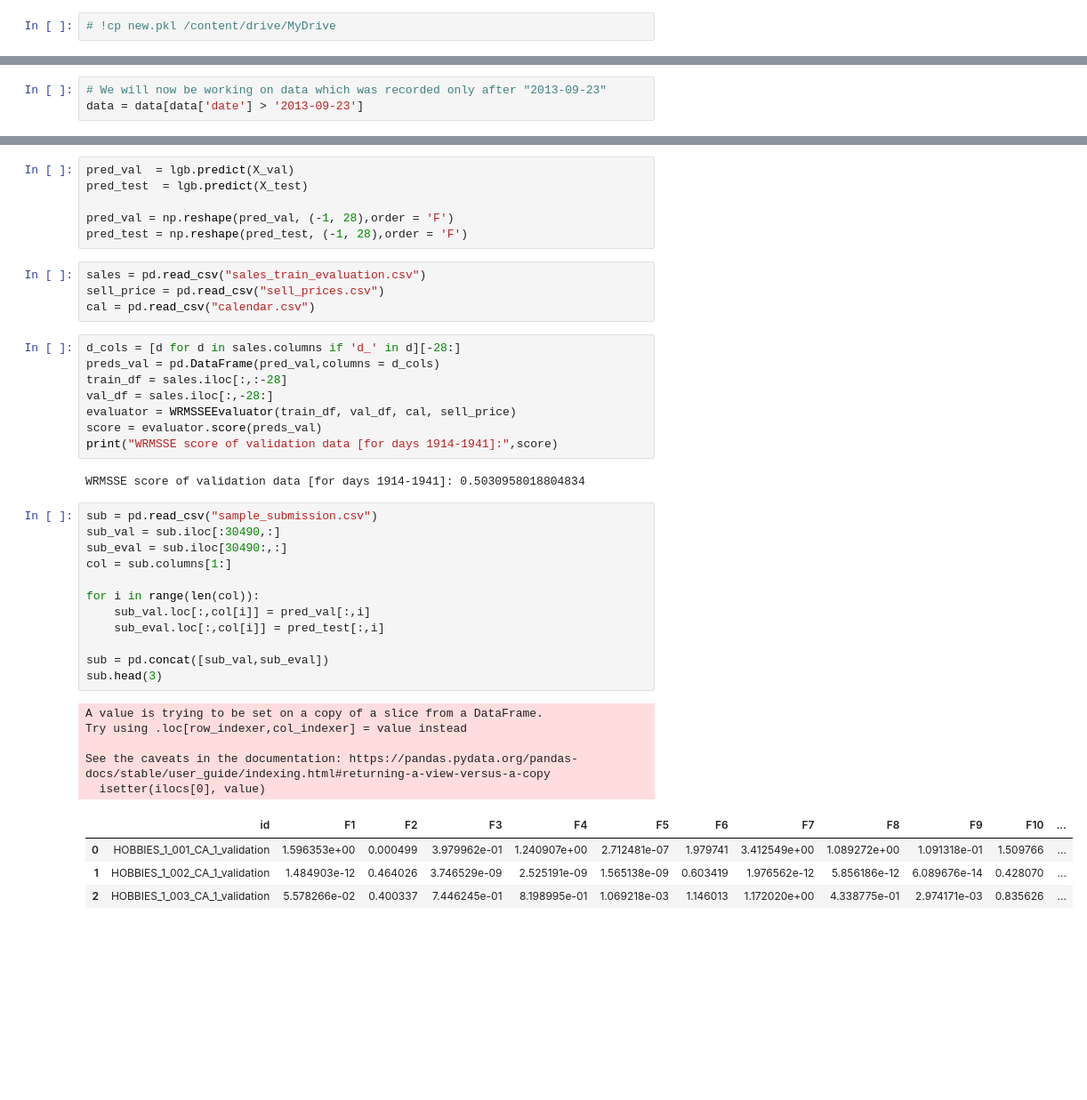
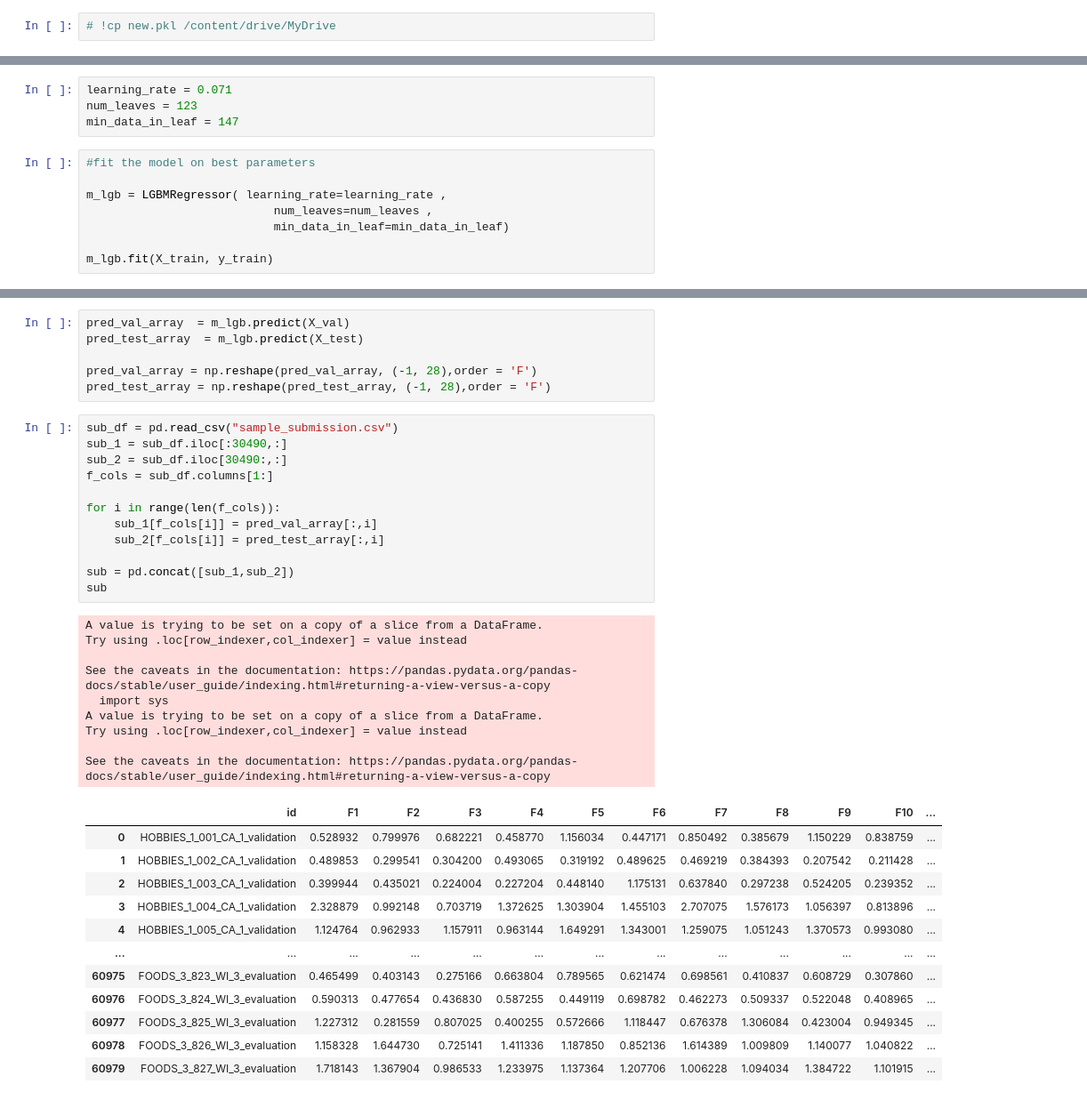
Before and after one commit to vence-andersen/M5-Forecasting-Accuracy, a Jupyter notebook: Feature_Engineering.ipynb, the cells around one changed output, grey strips where cells are left out. Shown at 89% size. Cells and saved outputs as stored; diff of their text form; blank space fills up the shorter version.

Commit message:
Wrote the code from ground, this works good on the range of 0.63x-0.65x Private

```diff
--- a/Feature_Engineering.ipynb
+++ b/Feature_Engineering.ipynb
@@ -227,6 +175,3 @@ Name: date, dtype: datetime64[ns]
-# %%
-# We will now be working on data which was recorded only after "2013-09-23"
-data = data[data['date'] > '2013-09-23']
 # %%
 # Now we are splitting our data into, Train, Test, Cross Validate.
 # Being a time series model, we are splitting the data based on time.
@@ -308,0 +207,12 @@ plt.show()
+# %%
+learning_rate = 0.071
+num_leaves = 123
+min_data_in_leaf = 147
+# %%
+#fit the model on best parameters
+
+m_lgb = LGBMRegressor( learning_rate=learning_rate ,
+                           num_leaves=num_leaves ,
+                           min_data_in_leaf=min_data_in_leaf)
+
+m_lgb.fit(X_train, y_train)
@@ -309,42 +227,40 @@ plt.show()
 # %%
-pred_val  = lgb.predict(X_val)
-pred_test  = lgb.predict(X_test)
+pred_val_array  = m_lgb.predict(X_val)
+pred_test_array  = m_lgb.predict(X_test)
 
-pred_val = np.reshape(pred_val, (-1, 28),order = 'F')
-pred_test = np.reshape(pred_test, (-1, 28),order = 'F')
+pred_val_array = np.reshape(pred_val_array, (-1, 28),order = 'F')
+pred_test_array = np.reshape(pred_test_array, (-1, 28),order = 'F')
-# %%
-sales = pd.read_csv("sales_train_evaluation.csv")
-sell_price = pd.read_csv("sell_prices.csv")
-cal = pd.read_csv("calendar.csv")
-# %%
-d_cols = [d for d in sales.columns if 'd_' in d][-28:]
-preds_val = pd.DataFrame(pred_val,columns = d_cols)
-train_df = sales.iloc[:,:-28]
-val_df = sales.iloc[:,-28:]
-evaluator = WRMSSEEvaluator(train_df, val_df, cal, sell_price)
-score = evaluator.score(preds_val)
-print("WRMSSE score of validation data [for days 1914-1941]:",score)
-# %% [output]
-WRMSSE score of validation data [for days 1914-1941]: 0.5030958018804834
 # %%
-sub = pd.read_csv("sample_submission.csv")
-sub_val = sub.iloc[:30490,:]
-sub_eval = sub.iloc[30490:,:]
-col = sub.columns[1:]
+sub_df = pd.read_csv("sample_submission.csv")
+sub_1 = sub_df.iloc[:30490,:]
+sub_2 = sub_df.iloc[30490:,:]
+f_cols = sub_df.columns[1:]
 
-for i in range(len(col)):
-    sub_val.loc[:,col[i]] = pred_val[:,i]
-    sub_eval.loc[:,col[i]] = pred_test[:,i]
+for i in range(len(f_cols)):
+    sub_1[f_cols[i]] = pred_val_array[:,i]
+    sub_2[f_cols[i]] = pred_test_array[:,i]
 
-sub = pd.concat([sub_val,sub_eval])
-sub.head(3)
+sub = pd.concat([sub_1,sub_2])
+sub
 # %% [output]
 A value is trying to be set on a copy of a slice from a DataFrame.
 Try using .loc[row_indexer,col_indexer] = value instead
 
 See the caveats in the documentation: https://pandas.pydata.org/pandas-docs/stable/user_guide/indexing.html#returning-a-view-versus-a-copy
-  isetter(ilocs[0], value)
+  import sys
+A value is trying to be set on a copy of a slice from a DataFrame.
+Try using .loc[row_indexer,col_indexer] = value instead
+
+See the caveats in the documentation: https://pandas.pydata.org/pandas-docs/stable/user_guide/indexing.html#returning-a-view-versus-a-copy
 |  | id | F1 | F2 | F3 | F4 | F5 | F6 | F7 | F8 | F9 | F10 | ... |
-| 0 | HOBBIES_1_001_CA_1_validation | 1.596353e+00 | 0.000499 | 3.979962e-01 | 1.240907e+00 | 2.712481e-07 | 1.979741 | 3.412549e+00 | 1.089272e+00 | 1.091318e-01 | 1.509766 | ... |
-| 1 | HOBBIES_1_002_CA_1_validation | 1.484903e-12 | 0.464026 | 3.746529e-09 | 2.525191e-09 | 1.565138e-09 | 0.603419 | 1.976562e-12 | 5.856186e-12 | 6.089676e-14 | 0.428070 | ... |
-| 2 | HOBBIES_1_003_CA_1_validation | 5.578266e-02 | 0.400337 | 7.446245e-01 | 8.198995e-01 | 1.069218e-03 | 1.146013 | 1.172020e+00 | 4.338775e-01 | 2.974171e-03 | 0.835626 | ... |
+| 0 | HOBBIES_1_001_CA_1_validation | 0.528932 | 0.799976 | 0.682221 | 0.458770 | 1.156034 | 0.447171 | 0.850492 | 0.385679 | 1.150229 | 0.838759 | ... |
+| 1 | HOBBIES_1_002_CA_1_validation | 0.489853 | 0.299541 | 0.304200 | 0.493065 | 0.319192 | 0.489625 | 0.469219 | 0.384393 | 0.207542 | 0.211428 | ... |
+| 2 | HOBBIES_1_003_CA_1_validation | 0.399944 | 0.435021 | 0.224004 | 0.227204 | 0.448140 | 1.175131 | 0.637840 | 0.297238 | 0.524205 | 0.239352 | ... |
+| 3 | HOBBIES_1_004_CA_1_validation | 2.328879 | 0.992148 | 0.703719 | 1.372625 | 1.303904 | 1.455103 | 2.707075 | 1.576173 | 1.056397 | 0.813896 | ... |
+| 4 | HOBBIES_1_005_CA_1_validation | 1.124764 | 0.962933 | 1.157911 | 0.963144 | 1.649291 | 1.343001 | 1.259075 | 1.051243 | 1.370573 | 0.993080 | ... |
+| ... | ... | ... | ... | ... | ... | ... | ... | ... | ... | ... | ... | ... |
+| 60975 | FOODS_3_823_WI_3_evaluation | 0.465499 | 0.403143 | 0.275166 | 0.663804 | 0.789565 | 0.621474 | 0.698561 | 0.410837 | 0.608729 | 0.307860 | ... |
+| 60976 | FOODS_3_824_WI_3_evaluation | 0.590313 | 0.477654 | 0.436830 | 0.587255 | 0.449119 | 0.698782 | 0.462273 | 0.509337 | 0.522048 | 0.408965 | ... |
+| 60977 | FOODS_3_825_WI_3_evaluation | 1.227312 | 0.281559 | 0.807025 | 0.400255 | 0.572666 | 1.118447 | 0.676378 | 1.306084 | 0.423004 | 0.949345 | ... |
+| 60978 | FOODS_3_826_WI_3_evaluation | 1.158328 | 1.644730 | 0.725141 | 1.411336 | 1.187850 | 0.852136 | 1.614389 | 1.009809 | 1.140077 | 1.040822 | ... |
+| 60979 | FOODS_3_827_WI_3_evaluation | 1.718143 | 1.367904 | 0.986533 | 1.233975 | 1.137364 | 1.207706 | 1.006228 | 1.094034 | 1.384722 | 1.101915 | ... |
```
Also changed, not shown: parts of 49 cells of this notebook.
